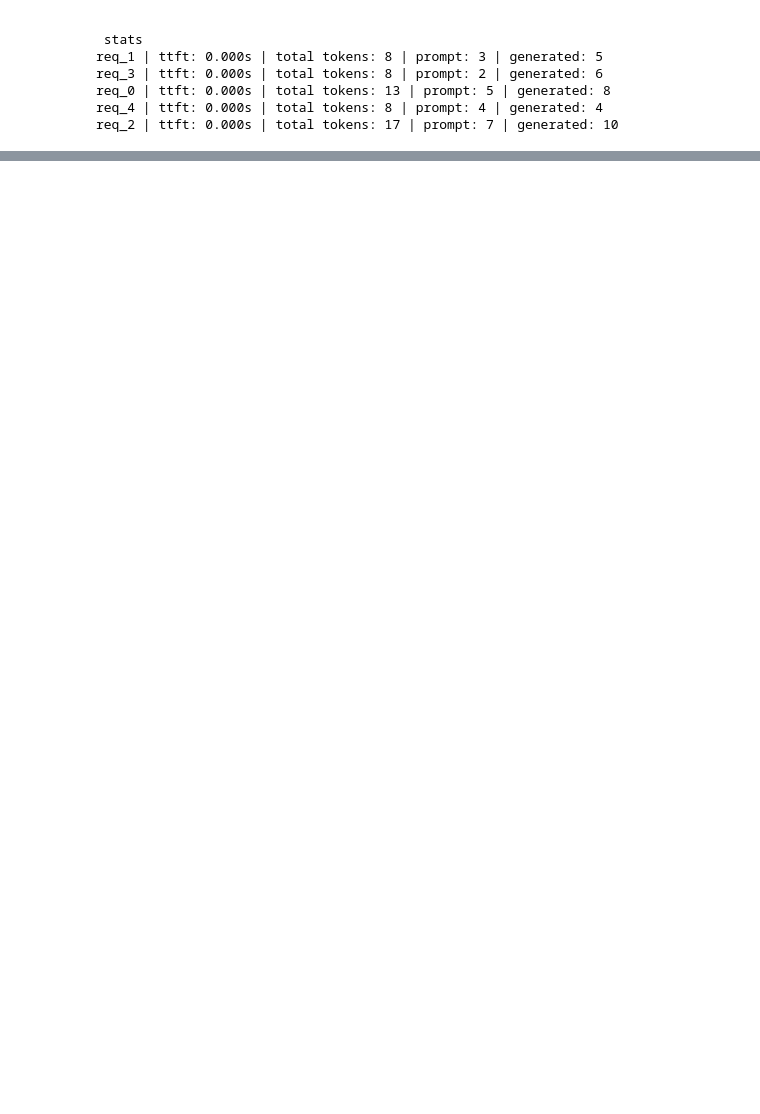
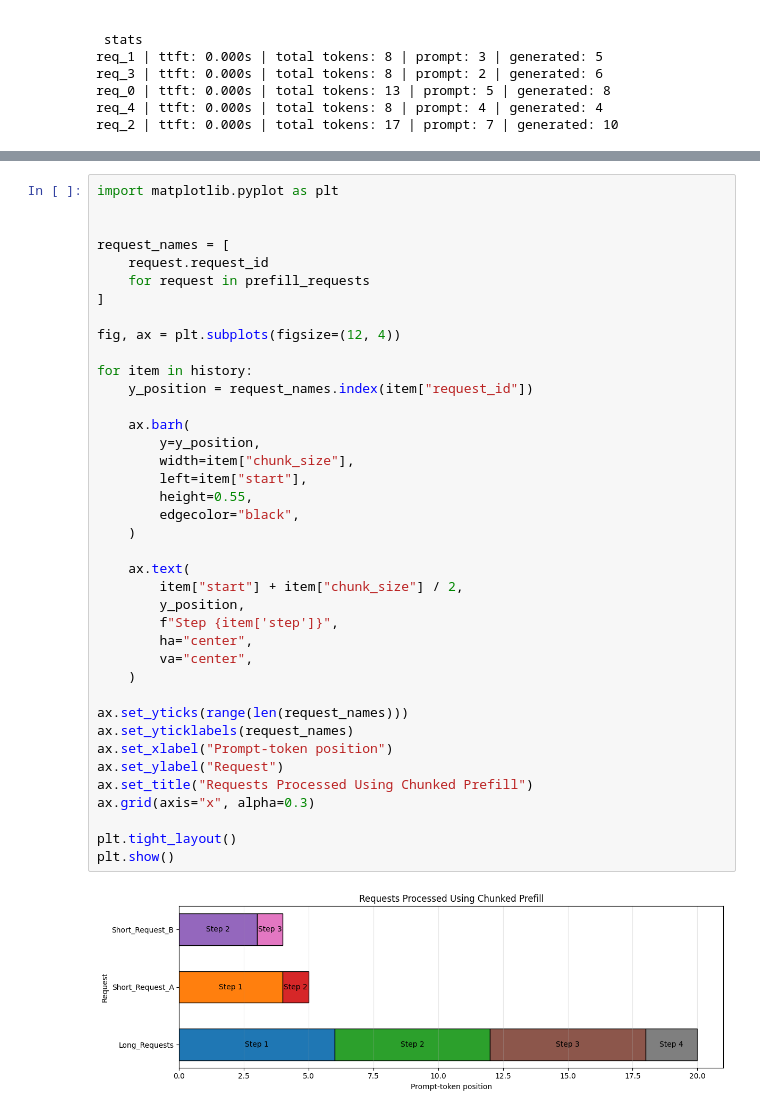
Before and after one commit to priyal6/General-llm, a Jupyter notebook: inference.ipynb, the cells around one changed output, grey strips where cells are left out. Saved outputs shown, nothing was run; the diff lists cells and outputs as text; blank space fills up the shorter version.

```diff
--- a/inference.ipynb
+++ b/inference.ipynb
@@ -324,0 +436,41 @@ req_2 | ttft: 0.000s | total tokens: 17 | prompt: 7 | generated: 10
+# %%
+import matplotlib.pyplot as plt
+
+
+request_names = [
+    request.request_id
+    for request in prefill_requests
+]
+
+fig, ax = plt.subplots(figsize=(12, 4))
+
+for item in history:
+    y_position = request_names.index(item["request_id"])
+
+    ax.barh(
+        y=y_position,
+        width=item["chunk_size"],
+        left=item["start"],
+        height=0.55,
+        edgecolor="black",
+    )
+
+    ax.text(
+        item["start"] + item["chunk_size"] / 2,
+        y_position,
+        f"Step {item['step']}",
+        ha="center",
+        va="center",
+    )
+
+ax.set_yticks(range(len(request_names)))
+ax.set_yticklabels(request_names)
+ax.set_xlabel("Prompt-token position")
+ax.set_ylabel("Request")
+ax.set_title("Requests Processed Using Chunked Prefill")
+ax.grid(axis="x", alpha=0.3)
+
+plt.tight_layout()
+plt.show()
+# %% [output]
+[figure, added]
```
Also changed, not shown: parts of 3 cells of this notebook.
